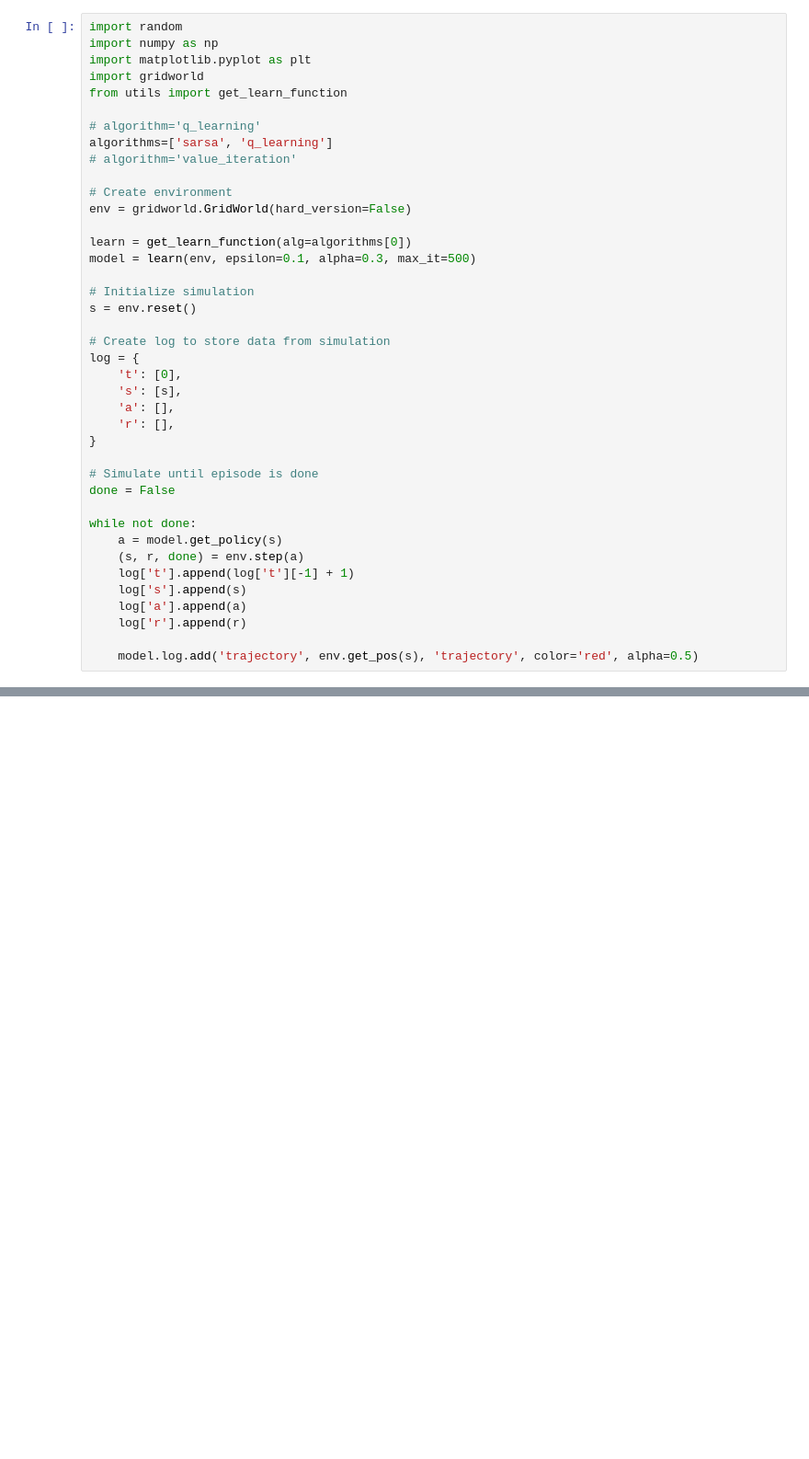
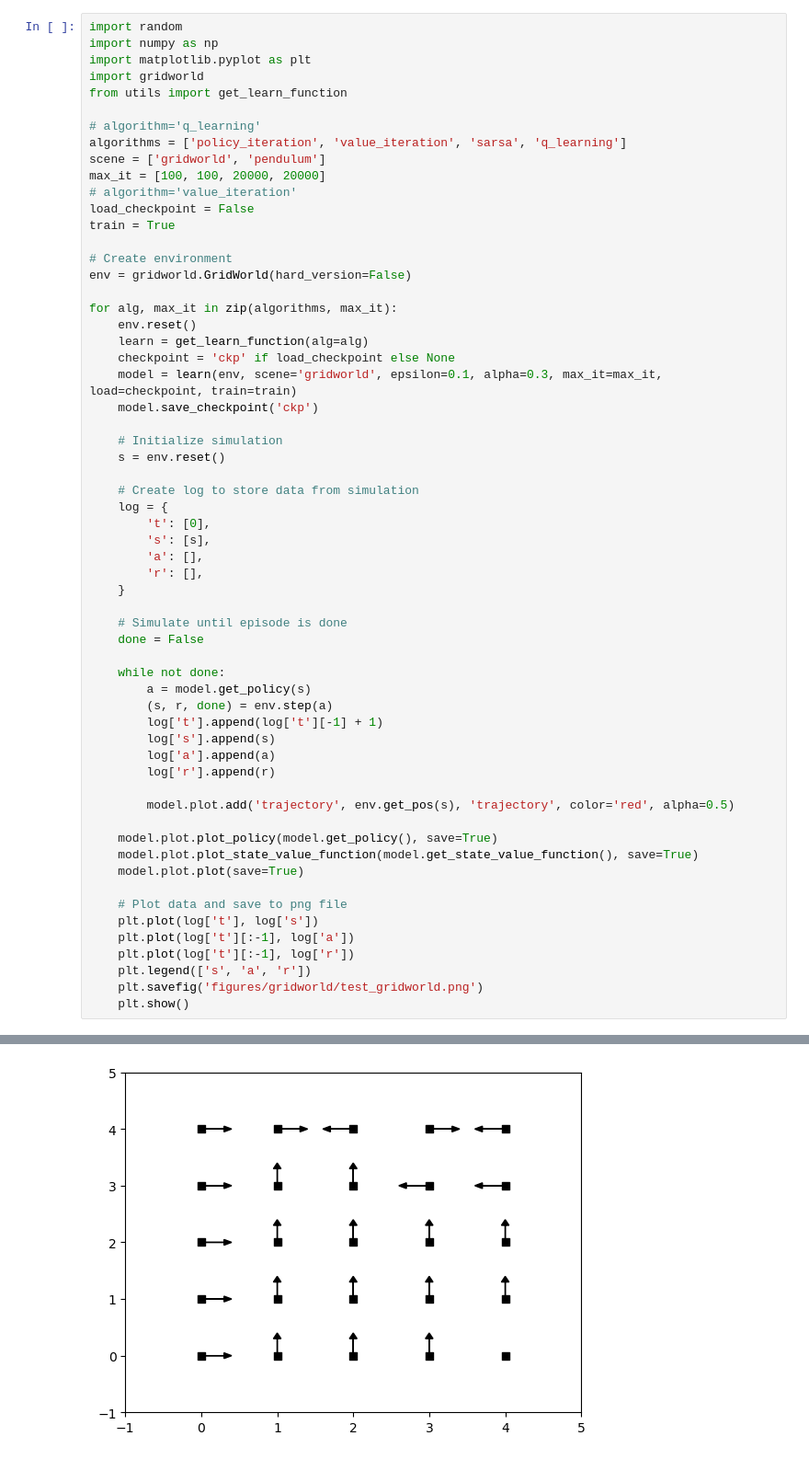
Before and after one commit to uiuc-ae598-rl-2023-spring/hw1-dp-LXYYY, a Jupyter notebook: gridworld.ipynb, the cells around one changed output, grey strips where cells are left out. Shown: that part at 92% size. Drawn from its saved outputs; the diff is of its cells as text; blank space fills up the shorter version.

Commit message:
four algorithms testing and plotting on gridworld finished

```diff
--- a/gridworld.ipynb
+++ b/gridworld.ipynb
@@ -6,36 +6,56 @@ import gridworld
 from utils import get_learn_function
 
 # algorithm='q_learning'
-algorithms=['sarsa', 'q_learning']
+algorithms = ['policy_iteration', 'value_iteration', 'sarsa', 'q_learning']
+scene = ['gridworld', 'pendulum']
+max_it = [100, 100, 20000, 20000]
 # algorithm='value_iteration'
+load_checkpoint = False
+train = True
 
 # Create environment
 env = gridworld.GridWorld(hard_version=False)
 
-learn = get_learn_function(alg=algorithms[0])
-model = learn(env, epsilon=0.1, alpha=0.3, max_it=500)
+for alg, max_it in zip(algorithms, max_it):
+    env.reset()
+    learn = get_learn_function(alg=alg)
+    checkpoint = 'ckp' if load_checkpoint else None
+    model = learn(env, scene='gridworld', epsilon=0.1, alpha=0.3, max_it=max_it, load=checkpoint, train=train)
+    model.save_checkpoint('ckp')
 
-# Initialize simulation
-s = env.reset()
+    # Initialize simulation
+    s = env.reset()
 
-# Create log to store data from simulation
-log = {
-    't': [0],
-    's': [s],
-    'a': [],
-    'r': [],
-}
+    # Create log to store data from simulation
+    log = {
+        't': [0],
+        's': [s],
+        'a': [],
+        'r': [],
+    }
 
-# Simulate until episode is done
-done = False
+    # Simulate until episode is done
+    done = False
 
-while not done:
-    a = model.get_policy(s)
-    (s, r, done) = env.step(a)
-    log['t'].append(log['t'][-1] + 1)
-    log['s'].append(s)
-    log['a'].append(a)
-    log['r'].append(r)
+    while not done:
+        a = model.get_policy(s)
+        (s, r, done) = env.step(a)
+        log['t'].append(log['t'][-1] + 1)
+        log['s'].append(s)
+        log['a'].append(a)
+        log['r'].append(r)
 
-    model.log.add('trajectory', env.get_pos(s), 'trajectory', color='red', alpha=0.5)
+        model.plot.add('trajectory', env.get_pos(s), 'trajectory', color='red', alpha=0.5)
+
+    model.plot.plot_policy(model.get_policy(), save=True)
+    model.plot.plot_state_value_function(model.get_state_value_function(), save=True)
+    model.plot.plot(save=True)
+
+    # Plot data and save to png file
+    plt.plot(log['t'], log['s'])
+    plt.plot(log['t'][:-1], log['a'])
+    plt.plot(log['t'][:-1], log['r'])
+    plt.legend(['s', 'a', 'r'])
+    plt.savefig('figures/gridworld/test_gridworld.png')
+    plt.show()
 # %% [output]
@@ -58,0 +79 @@ while not done:
+[figure, added]
```
Also changed, not shown: parts of 2 cells of this notebook, 34 other files.
